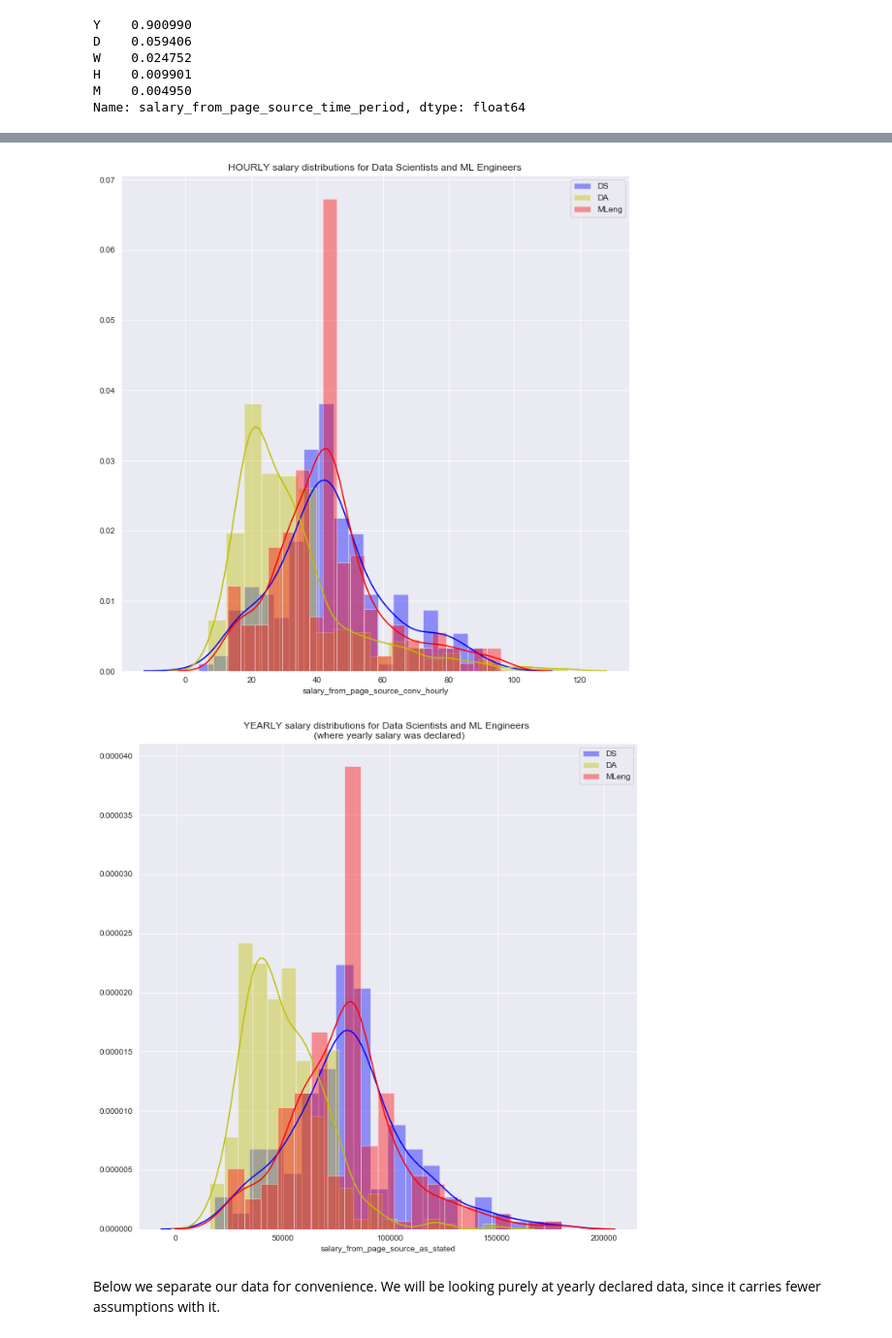
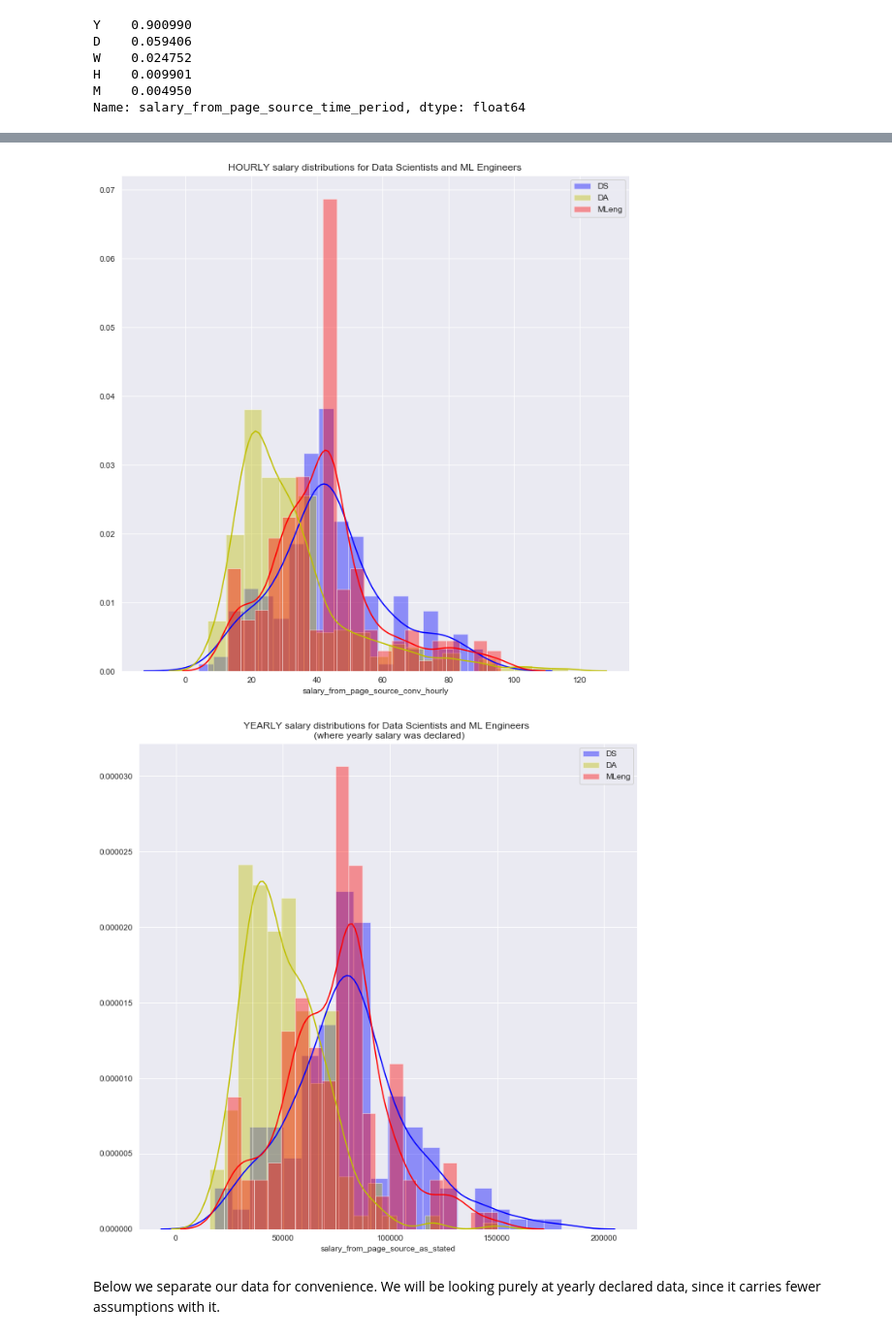
Before and after one commit to Ioana-P/MLEng_vs_DScientist_analysis, a Jupyter notebook: 3b_Statistical_tests.ipynb, the cells around one changed output, grey strips where cells are left out. Shown at 97% size. Cells and saved outputs as stored; diff of their text form; code cells hidden in the pictures.

Commit message:
fix erroneous DS/ME data row

```diff
--- a/3b_Statistical_tests.ipynb
+++ b/3b_Statistical_tests.ipynb
@@ -130,26 +132,26 @@ W    0.022936
 Name: salary_from_page_source_time_period, dtype: float64
 # %%
 plt.figure(figsize=(11,11))
-sns.distplot(df.loc[df['searched__data_scientist']==1].salary_from_page_source_conv_hourly, color='b', label='DS', bins=20)
-sns.distplot(df.loc[df['searched__data_analyst']==1].salary_from_page_source_conv_hourly, color='y', label='DA', bins=20)
-sns.distplot(df.loc[df['searched__machine_learning_engineer']==1].salary_from_page_source_conv_hourly, color='r', label='MLeng', bins=20)
+sns.distplot(df.loc[((df['searched__data_scientist']==1) & (df['searched__data_analyst']==0) & (df['searched__machine_learning_engineer']==0))].salary_from_page_source_conv_hourly, color='b', label='DS', bins=20)
+sns.distplot(df.loc[((df['searched__data_scientist']==0) & (df['searched__data_analyst']==1) & (df['searched__machine_learning_engineer']==0))].salary_from_page_source_conv_hourly, color='y', label='DA', bins=20)
+sns.distplot(df.loc[((df['searched__data_scientist']==0) & (df['searched__data_analyst']==0) & (df['searched__machine_learning_engineer']==1))].salary_from_page_source_conv_hourly, color='r', label='MLeng', bins=20)
 plt.title('HOURLY salary distributions for Data Scientists and ML Engineers')
 plt.legend()
 plt.savefig('fig/salary_per_hour.jpeg')
 plt.show();
 # %% [output]
-[figure, old version]
+[figure, new version]
 # %%
 plt.figure(figsize=(11,11))
-sns.distplot(df.loc[((df['searched__data_scientist']==1) & (df.salary_from_page_source_time_period=='Y'))].salary_from_page_source_as_stated, color='b', label='DS', bins=20)
-sns.distplot(df.loc[((df['searched__data_analyst']==1) & (df.salary_from_page_source_time_period=='Y'))].salary_from_page_source_as_stated, color='y', label='DA', bins=20)
-sns.distplot(df.loc[((df['searched__machine_learning_engineer']==1) & (df.salary_from_page_source_time_period=='Y'))].salary_from_page_source_as_stated, color='r', label='MLeng', bins=20)
+sns.distplot(df.loc[((df['searched__data_scientist']==1) & (df['searched__data_analyst']==0) & (df['searched__machine_learning_engineer']==0) & (df.salary_from_page_source_time_period=='Y'))].salary_from_page_source_as_stated, color='b', label='DS', bins=20)
+sns.distplot(df.loc[((df['searched__data_scientist']==0) & (df['searched__data_analyst']==1) & (df['searched__machine_learning_engineer']==0) & (df.salary_from_page_source_time_period=='Y'))].salary_from_page_source_as_stated, color='y', label='DA', bins=20)
+sns.distplot(df.loc[((df['searched__data_scientist']==0) & (df['searched__data_analyst']==0) & (df['searched__machine_learning_engineer']==1) & (df.salary_from_page_source_time_period=='Y'))].salary_from_page_source_as_stated, color='r', label='MLeng', bins=20)
 plt.title('YEARLY salary distributions for Data Scientists and ML Engineers \n (where yearly salary was declared)')
 plt.legend()
 plt.savefig('fig/yearly_salary_dist.jpeg')
 plt.show();
 # %% [output]
-[figure, old version]
+[figure, new version]
 # %% [markdown]
 Below we separate our data for convenience. We will be looking purely at yearly declared data, since it carries fewer assumptions with it.
 # %%
```
Also changed, not shown: parts of 23 cells of this notebook, 4 other files.
